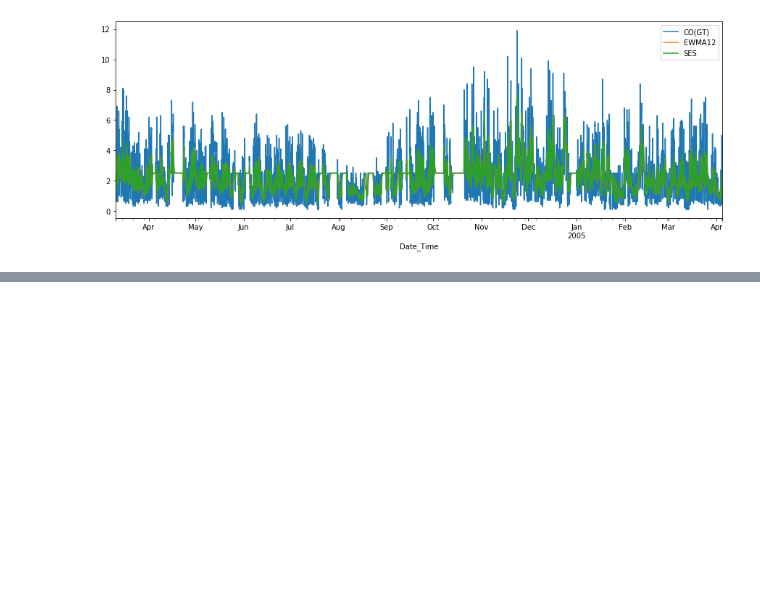
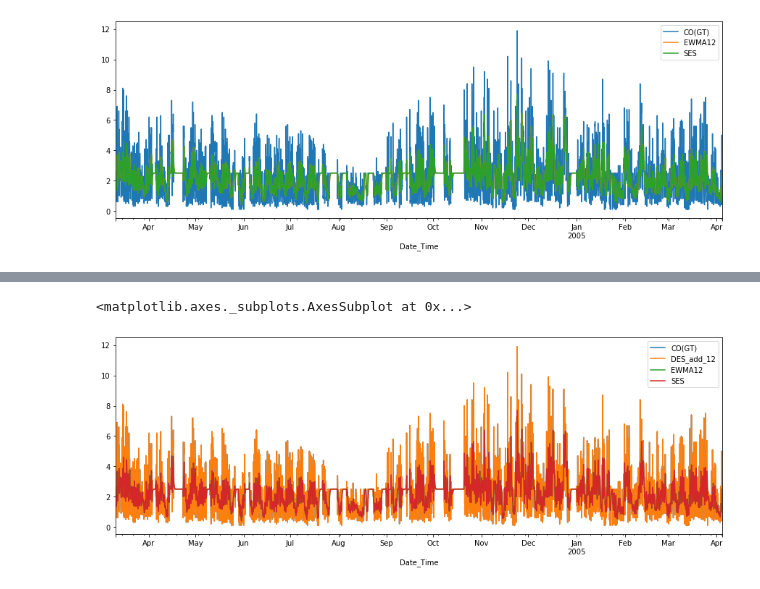
Before and after one commit to greengangsta/Data-Science, a Jupyter notebook: AirPollution/Air quality/Holt Winters.ipynb, the cells around one changed output, grey strips where cells are left out. Drawn from its saved outputs; the diff is of its cells as text; code cells hidden in the pictures; blank space fills up the shorter version.

Commit message:
fitting the double exponential smoothing and triple exponential smooting to the air quality index data

```diff
--- a/AirPollution/Air quality/Holt Winters.ipynb
+++ b/AirPollution/Air quality/Holt Winters.ipynb
@@ -106 +108,7 @@ co_data.plot(figsize = (15,5))
 from statsmodels.tsa.holtwinters import ExponentialSmoothing
+# %%
+model = ExponentialSmoothing(co_data['CO(GT)'],trend = 'add')
+# %%
+fitted_model = model.fit()
+# %%
+co_data['DES_add_12'] = fitted_model.fittedvalues.shift(-1)
@@ -106,0 +125,5 @@ from statsmodels.tsa.holtwinters import ExponentialSmoothing
+# %%
+co_data.plot(figsize = (15,5))
+# %% [output]
+<matplotlib.axes._subplots.AxesSubplot at 0x...>
+[figure, added]
```
Also changed, not shown: parts of 11 cells of this notebook.
